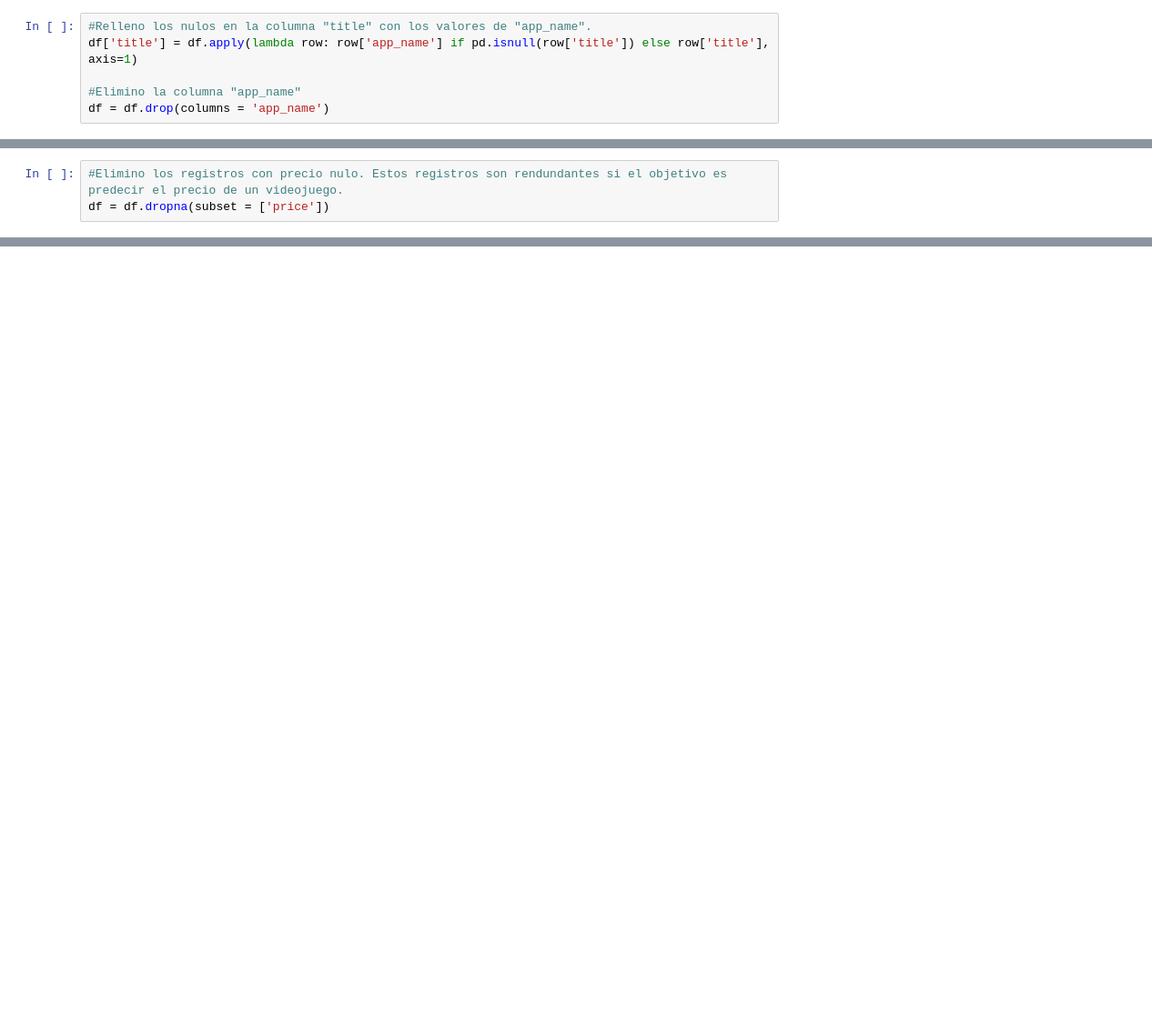
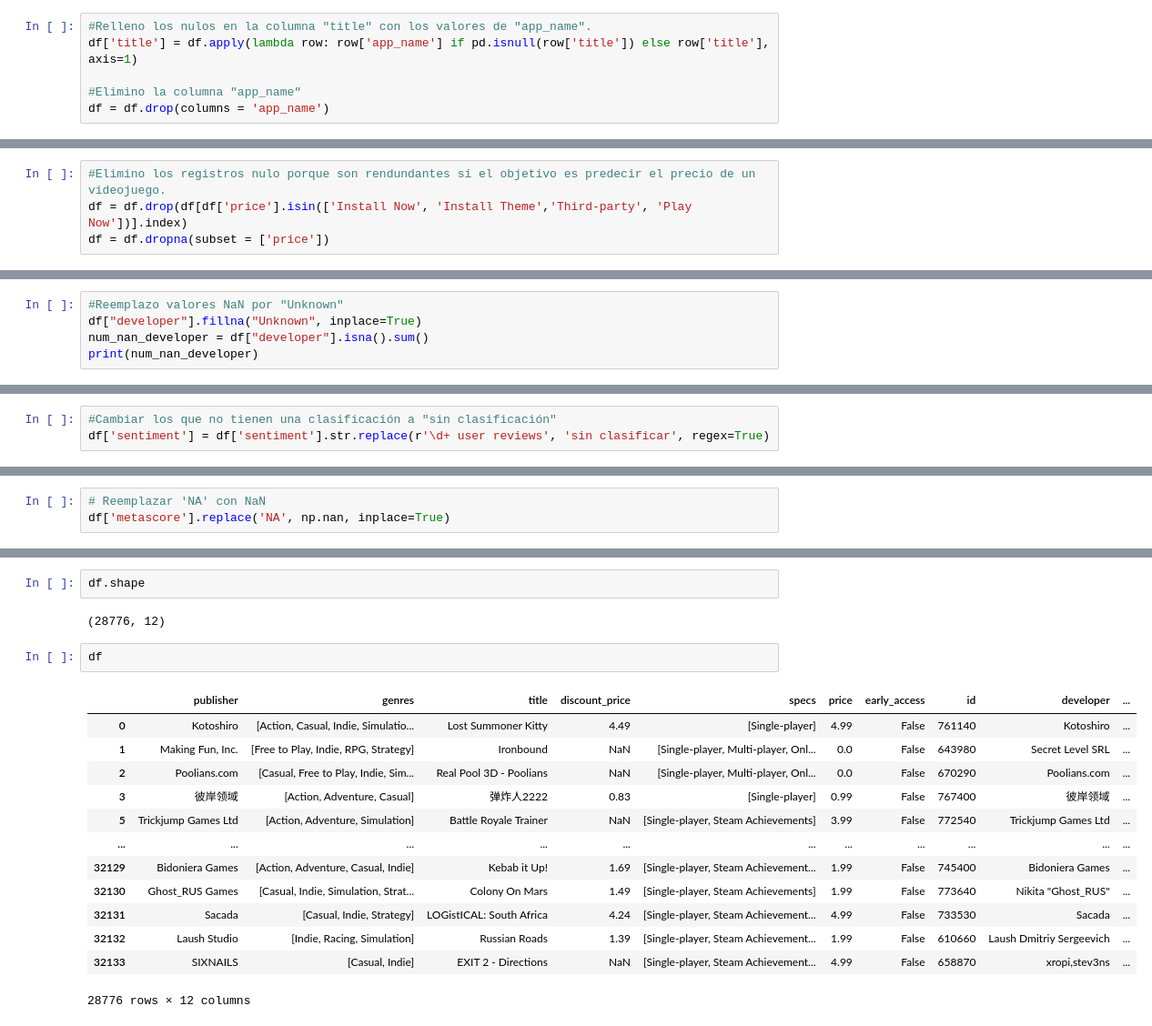
Before and after one commit to mica98vero/PI_MLOps, a Jupyter notebook: Transformaciones de datos.ipynb, the cells around one changed output, grey strips where cells are left out. Shown: that part at 91% size. Cells and saved outputs as stored; diff of their text form; blank space fills up the shorter version.

```diff
--- a/Transformaciones de datos.ipynb
+++ b/Transformaciones de datos.ipynb
@@ -60,3 +197,4 @@ df = df.drop(columns = 'app_name')
 # %%
-#Elimino los registros con precio nulo. Estos registros son rendundantes si el objetivo es predecir el precio de un videojuego.
+#Elimino los registros nulo porque son rendundantes si el objetivo es predecir el precio de un videojuego.
+df = df.drop(df[df['price'].isin(['Install Now', 'Install Theme','Third-party', 'Play Now'])].index)
 df = df.dropna(subset = ['price'])
@@ -65,0 +212,5 @@ df = df.dropna(subset = ['price'])
+# %%
+#Reemplazo valores NaN por "Unknown"
+df["developer"].fillna("Unknown", inplace=True)
+num_nan_developer = df["developer"].isna().sum()
+print(num_nan_developer)
@@ -65,0 +239,3 @@ df = df.dropna(subset = ['price'])
+# %%
+#Cambiar los que no tienen una clasificación a "sin clasificación"
+df['sentiment'] = df['sentiment'].str.replace(r'\d+ user reviews', 'sin clasificar', regex=True)
@@ -65,0 +268,3 @@ df = df.dropna(subset = ['price'])
+# %%
+# Reemplazar 'NA' con NaN
+df['metascore'].replace('NA', np.nan, inplace=True)
@@ -65,0 +288,20 @@ df = df.dropna(subset = ['price'])
+# %%
+df.shape
+# %% [output]
+(28776, 12)
+# %%
+df
+# %% [output]
+|  | publisher | genres | title | discount_price | specs | price | early_access | id | developer | ... |
+| 0 | Kotoshiro | [Action, Casual, Indie, Simulatio... | Lost Summoner Kitty | 4.49 | [Single-player] | 4.99 | False | 761140 | Kotoshiro | ... |
+| 1 | Making Fun, Inc. | [Free to Play, Indie, RPG, Strategy] | Ironbound | NaN | [Single-player, Multi-player, Onl... | 0.0 | False | 643980 | Secret Level SRL | ... |
+| 2 | Poolians.com | [Casual, Free to Play, Indie, Sim... | Real Pool 3D - Poolians | NaN | [Single-player, Multi-player, Onl... | 0.0 | False | 670290 | Poolians.com | ... |
+| 3 | 彼岸领域 | [Action, Adventure, Casual] | 弹炸人2222 | 0.83 | [Single-player] | 0.99 | False | 767400 | 彼岸领域 | ... |
+| 5 | Trickjump Games Ltd | [Action, Adventure, Simulation] | Battle Royale Trainer | NaN | [Single-player, Steam Achievements] | 3.99 | False | 772540 | Trickjump Games Ltd | ... |
+| ... | ... | ... | ... | ... | ... | ... | ... | ... | ... | ... |
+| 32129 | Bidoniera Games | [Action, Adventure, Casual, Indie] | Kebab it Up! | 1.69 | [Single-player, Steam Achievement... | 1.99 | False | 745400 | Bidoniera Games | ... |
+| 32130 | Ghost_RUS Games | [Casual, Indie, Simulation, Strat... | Colony On Mars | 1.49 | [Single-player, Steam Achievements] | 1.99 | False | 773640 | Nikita "Ghost_RUS" | ... |
+| 32131 | Sacada | [Casual, Indie, Strategy] | LOGistICAL: South Africa | 4.24 | [Single-player, Steam Achievement... | 4.99 | False | 733530 | Sacada | ... |
+| 32132 | Laush Studio | [Indie, Racing, Simulation] | Russian Roads | 1.39 | [Single-player, Steam Achievement... | 1.99 | False | 610660 | Laush Dmitriy Sergeevich | ... |
+| 32133 | SIXNAILS | [Casual, Indie] | EXIT 2 - Directions | NaN | [Single-player, Steam Achievement... | 4.99 | False | 658870 | xropi,stev3ns | ... |
+28776 rows × 12 columns
```
Also changed, not shown: parts of 46 cells of this notebook, 6 other files.
